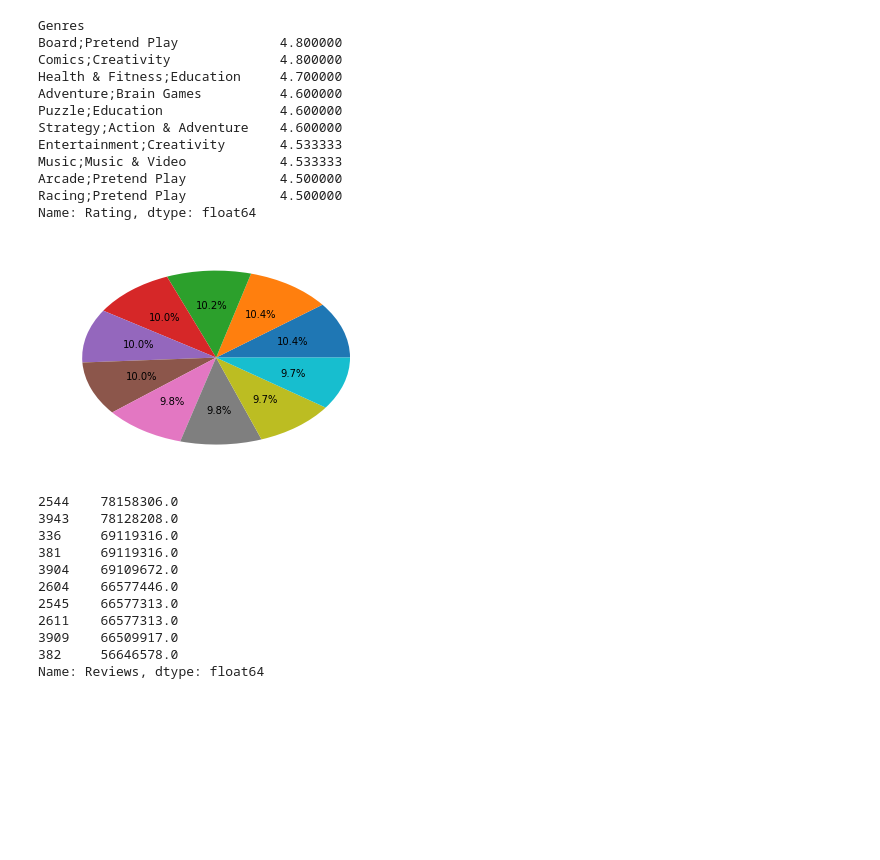
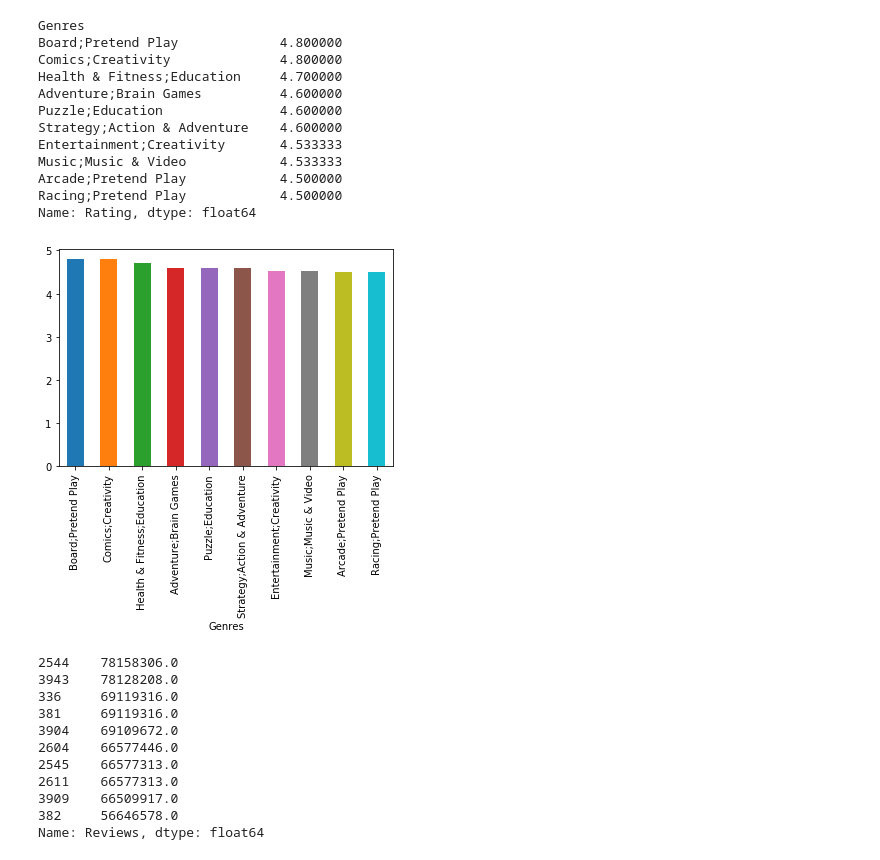
Before and after one commit to hgfowler08/google_play_store, a Jupyter notebook: google_store.ipynb, the cells around one changed output. Drawn from its saved outputs; the diff is of its cells as text; code cells hidden in the pictures; blank space fills up the shorter version.

```diff
--- a/google_store.ipynb
+++ b/google_store.ipynb
@@ -265,12 +305,15 @@ Music;Music & Video            4.533333
 Arcade;Pretend Play            4.500000
 Racing;Pretend Play            4.500000
 Name: Rating, dtype: float64
-# %%
-plt.pie(top_gen_rate, autopct="%1.1f%%")
-
-plt.show()
-# %% [output]
-[figure, removed]
+# %%
+# plt.pie(top_gen_rate, autopct="%1.1f%%")
+
+# plt.show()
+
+# top_gen_pie = top_gen_rate.plot(kind='pie', figsize=(8, 6), autopct="%1.1f%%")
+top_gen_line = top_gen_rate.plot(kind='bar')
+# %% [output]
+[figure, added]
 # %%
 highest_amt_rev = items_df['Reviews'].nlargest(10)
 highest_amt_rev
```
Also changed, not shown: parts of 11 cells of this notebook.
